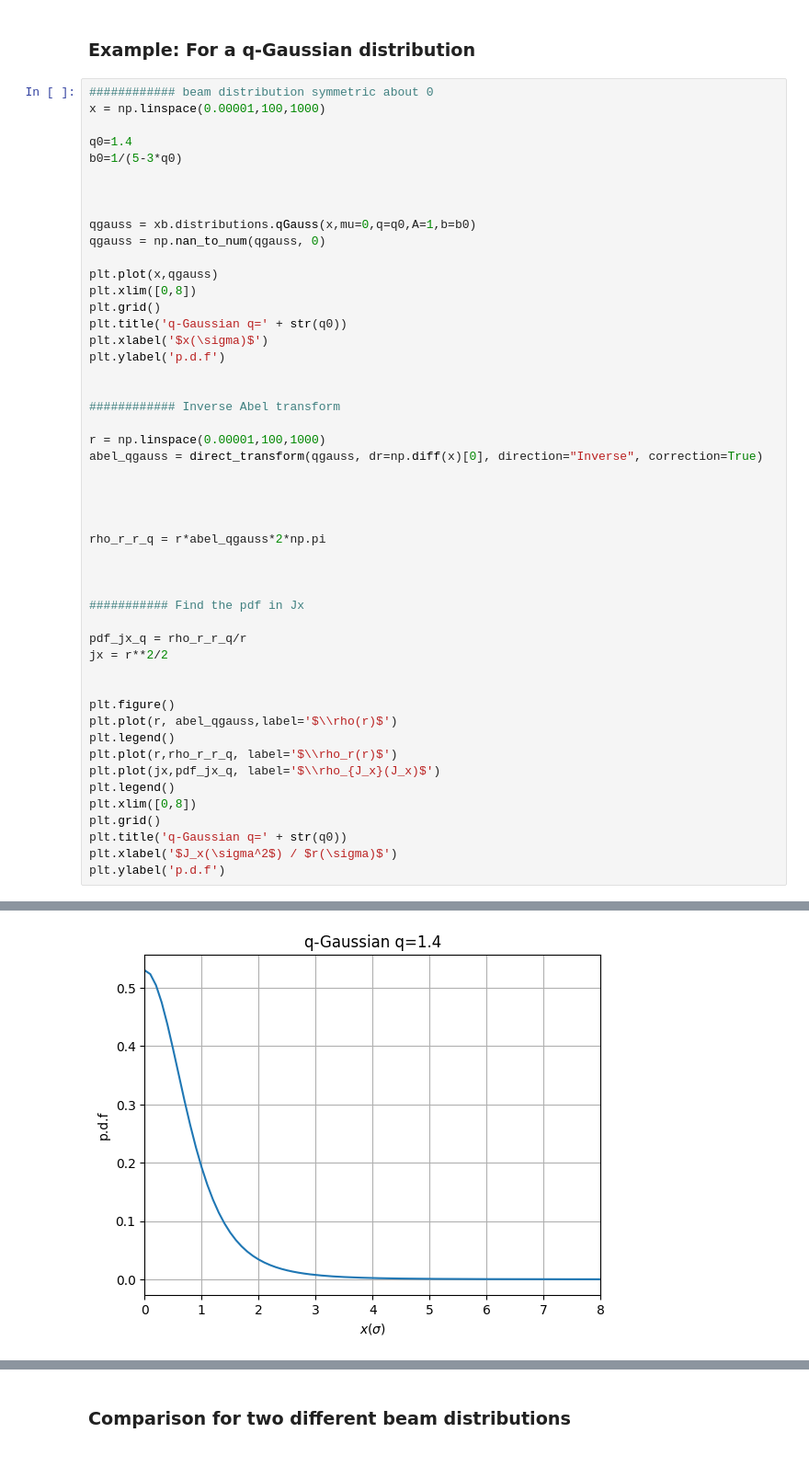
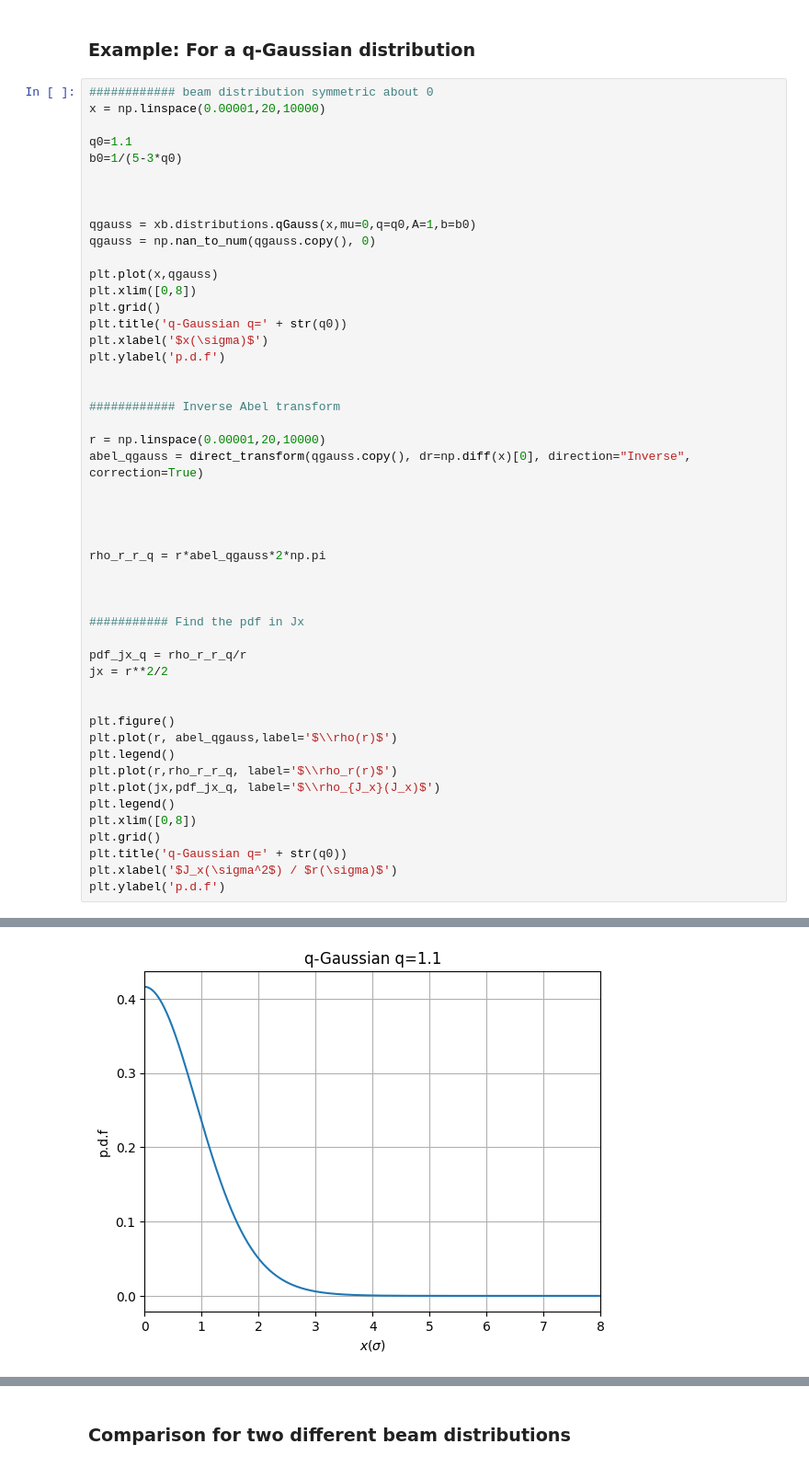
Before and after one commit to ElleanorLamb/xsuite_functions, a Jupyter notebook: Examples/collimation_density.ipynb, the cells around one changed output, grey strips where cells are left out. Shown at 92% size. Drawn from its saved outputs; the diff is of its cells as text.

```diff
--- a/Examples/collimation_density.ipynb
+++ b/Examples/collimation_density.ipynb
@@ -231,15 +343,15 @@ Text(0, 0.5, 'p.d.f')
 ### Example: For a q-Gaussian distribution
 # %%
 ############ beam distribution symmetric about 0
-x = np.linspace(0.00001,100,1000)
+x = np.linspace(0.00001,20,10000)
 
-q0=1.4
+q0=1.1
 b0=1/(5-3*q0)
 
 
 
 qgauss = xb.distributions.qGauss(x,mu=0,q=q0,A=1,b=b0)
-qgauss = np.nan_to_num(qgauss, 0)
+qgauss = np.nan_to_num(qgauss.copy(), 0)
 
 plt.plot(x,qgauss)
 plt.xlim([0,8])
@@ -251,35 +363,35 @@ plt.ylabel('p.d.f')
 
 ############ Inverse Abel transform
 
-r = np.linspace(0.00001,100,1000)
-abel_qgauss = direct_transform(qgauss, dr=np.diff(x)[0], direction="Inverse", correction=True)
+r = np.linspace(0.00001,20,10000)
+abel_qgauss = direct_transform(qgauss.copy(), dr=np.diff(x)[0], direction="Inverse", correction=True)
 
 
 
 
 rho_r_r_q = r*abel_qgauss*2*np.pi
 
 
 
 ########### Find the pdf in Jx
 
 pdf_jx_q = rho_r_r_q/r
 jx = r**2/2
 
 
 plt.figure()
 plt.plot(r, abel_qgauss,label='$\\rho(r)$')
 plt.legend()
 plt.plot(r,rho_r_r_q, label='$\\rho_r(r)$')
 plt.plot(jx,pdf_jx_q, label='$\\rho_{J_x}(J_x)$')
 plt.legend()
 plt.xlim([0,8])
 plt.grid()
 plt.title('q-Gaussian q=' + str(q0))
 plt.xlabel('$J_x(\sigma^2$) / $r(\sigma)$')
 plt.ylabel('p.d.f')
 # %% [output]
 Warning: Cython extensions were not built,                     the C backend is not available!
 Falling back to a pure Python backend...
 Text(0, 0.5, 'p.d.f')
-[figure, old version]
+[figure, new version]
```
Also changed, not shown: parts of 15 cells of this notebook.
